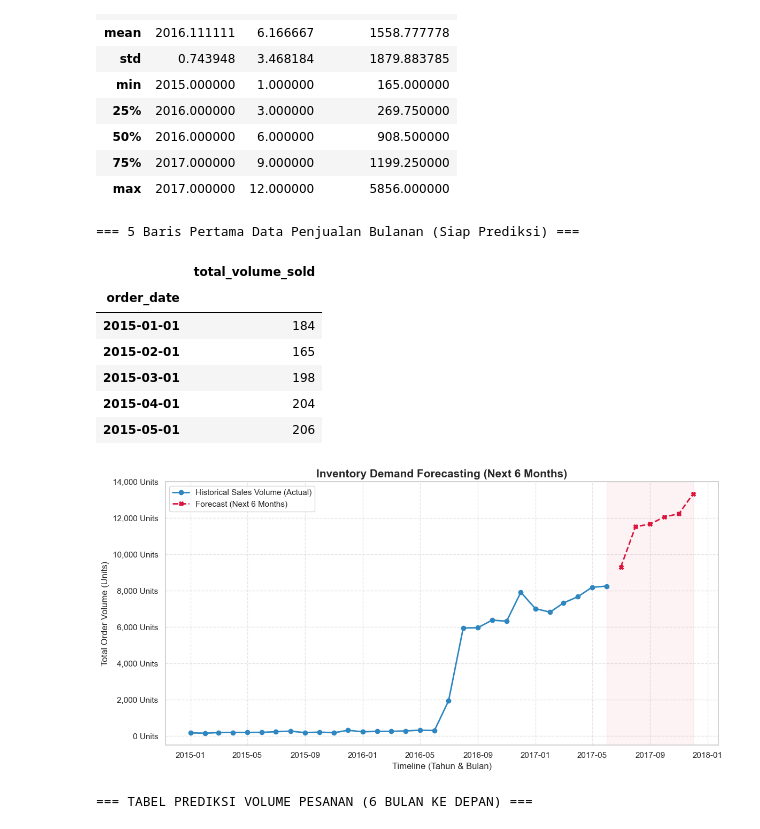
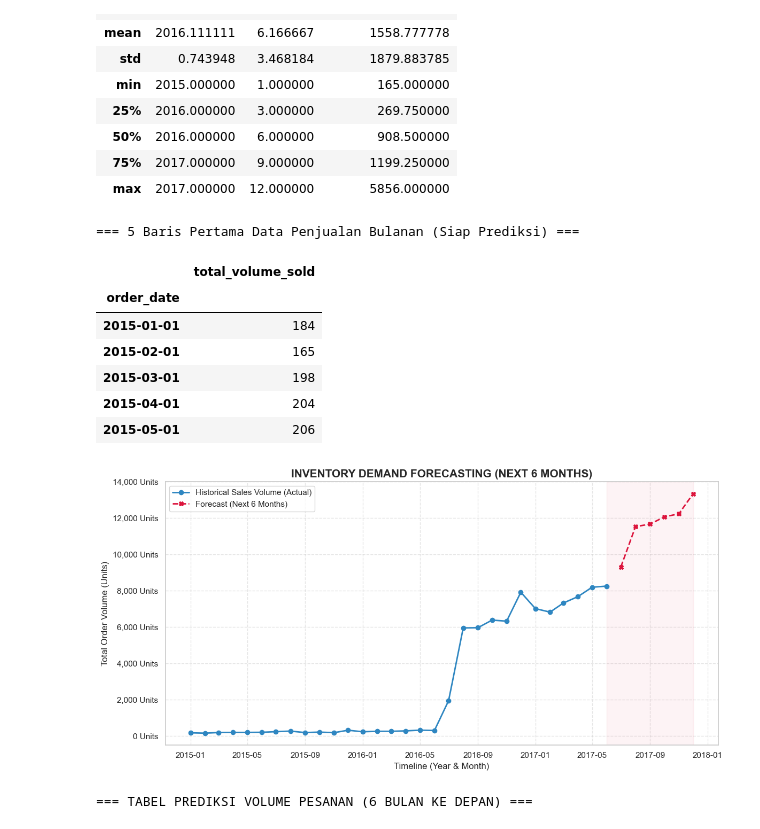
Before and after one commit to bagaskara0506/AdventureWorks_SupplyChain_Analysis, a Jupyter notebook: notebooks/02_sales_trend_forecasting.ipynb, the cells around one changed output. Drawn from its saved outputs; the diff is of its cells as text; code cells hidden in the pictures.

```diff
--- a/notebooks/02_sales_trend_forecasting.ipynb
+++ b/notebooks/02_sales_trend_forecasting.ipynb
@@ -122,41 +122,41 @@ linestyle='--'
 )
 
 # Mempercantik grafik
-plt.title('Inventory Demand Forecasting (Next 6 Months)', fontsize=15, fontweight='bold')
-plt.xlabel('Timeline (Tahun & Bulan)', fontsize=12)
+plt.title('INVENTORY DEMAND FORECASTING (NEXT 6 MONTHS)', fontsize=15, fontweight='bold')
+plt.xlabel('Timeline (Year & Month)', fontsize=12)
 plt.ylabel('Total Order Volume (Units)', fontsize=12)
 
 # Menambah Grid & Label
 plt.grid(True, linestyle='--', alpha=0.5)
 plt.legend(loc='upper left',fontsize=11)
 
 # Format Sumbu Y agar rapi (misal: 1,000 Units)
 plt.gca().yaxis.set_major_formatter(mticker.FuncFormatter(lambda y, _: f'{int(y):,} Units'))
 
 # Menandai area prediksi dengan blok warna arsiran yang elegan
 plt.axvspan(
 df_monthly.index[-1],  # Awal area prediksi (bulan terakhir data historis)
 forecast.index[-1],     # Akhir area prediksi (bulan terakhir prediksi)
 color='crimson',
 alpha=0.05,
 label='Forecasting Zone'
 )
 
 # Merapihkan tata letak agar tidak terpotong
 plt.tight_layout()
 
 # Menyimpan grafik sebagai gambar PNG di Folder Proyek
 plt.savefig('../dashboards/python/Sales_Trend_and_Forecasting.png', dpi=300)
 # %% [output]
 === 5 Baris Pertama Data Penjualan Bulanan (Siap Prediksi) ===
 |  | total_volume_sold |
 | order_date |  |
 | 2015-01-01 | 184 |
 | 2015-02-01 | 165 |
 | 2015-03-01 | 198 |
 | 2015-04-01 | 204 |
 | 2015-05-01 | 206 |
-[figure, old version]
+[figure, new version]
 # %%
 # # MENAMPILKAN HASIL PREDIKSI DALAM BENTUK TABEL
 # # Mengubah data forecast (yang tadinya berupa Series) menjadi DataFrame agar rapi seperti tabel
```
Also changed, not shown: 4 other files.
